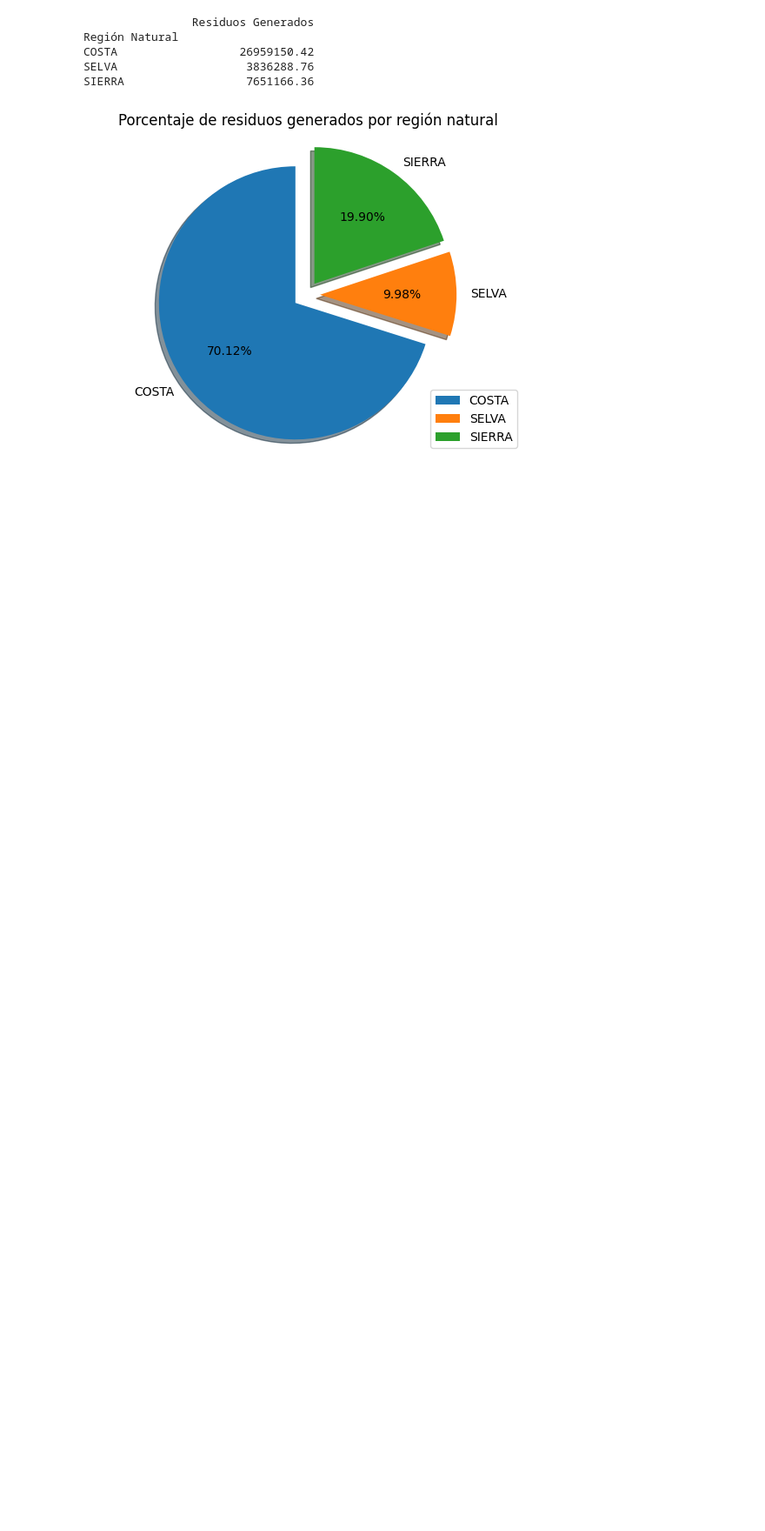
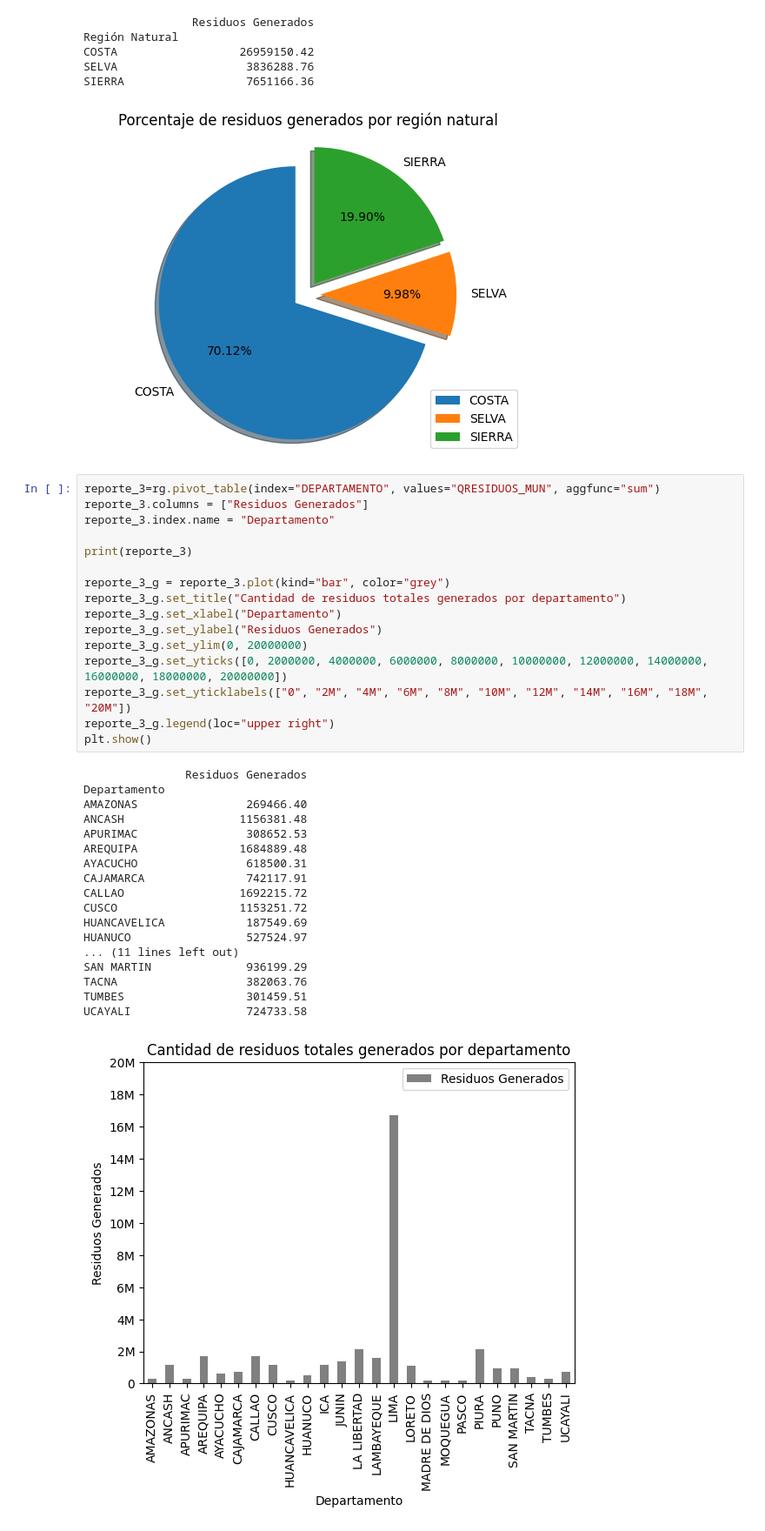
Before and after one commit to Richv83/POO-TF, a Jupyter notebook: TrabajoFinal.ipynb, the cells around one changed output. Shown at 87% size. Cells and saved outputs as stored; diff of their text form; blank space fills up the shorter version.

```diff
--- a/TrabajoFinal.ipynb
+++ b/TrabajoFinal.ipynb
@@ -56,3 +61,38 @@ COSTA                  26959150.42
 SELVA                   3836288.76
 SIERRA                  7651166.36
 [figure]
+# %%
+reporte_3=rg.pivot_table(index="DEPARTAMENTO", values="QRESIDUOS_MUN", aggfunc="sum")
+reporte_3.columns = ["Residuos Generados"]
+reporte_3.index.name = "Departamento"
+
+print(reporte_3)
+
+reporte_3_g = reporte_3.plot(kind="bar", color="grey")
+reporte_3_g.set_title("Cantidad de residuos totales generados por departamento")
+reporte_3_g.set_xlabel("Departamento")
+reporte_3_g.set_ylabel("Residuos Generados")
+reporte_3_g.set_ylim(0, 20000000)
+reporte_3_g.set_yticks([0, 2000000, 4000000, 6000000, 8000000, 10000000, 12000000, 14000000, 16000000, 18000000, 20000000])
+reporte_3_g.set_yticklabels(["0", "2M", "4M", "6M", "8M", "10M", "12M", "14M", "16M", "18M", "20M"])
+reporte_3_g.legend(loc="upper right")
+plt.show()
+# %% [output]
+               Residuos Generados
+Departamento
+AMAZONAS                269466.40
+ANCASH                 1156381.48
+APURIMAC                308652.53
+AREQUIPA               1684889.48
+AYACUCHO                618500.31
+CAJAMARCA               742117.91
+CALLAO                 1692215.72
+CUSCO                  1153251.72
+HUANCAVELICA            187549.69
+HUANUCO                 527524.97
+... (11 lines left out)
+SAN MARTIN              936199.29
+TACNA                   382063.76
+TUMBES                  301459.51
+UCAYALI                 724733.58
+[figure, added]
```
Also changed, not shown: parts of 2 cells of this notebook.
